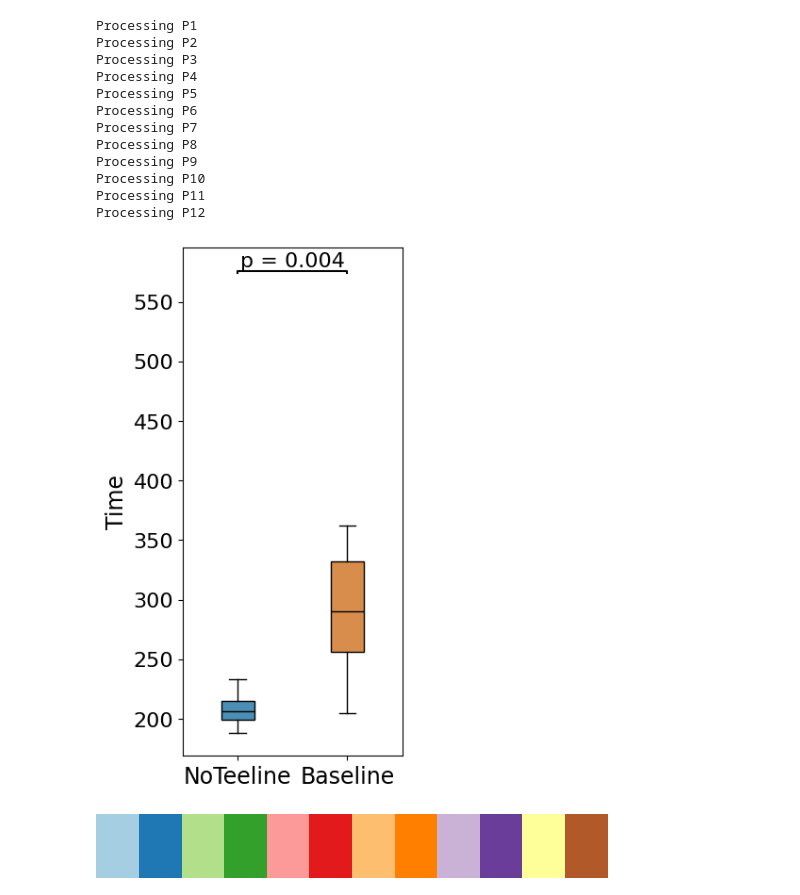
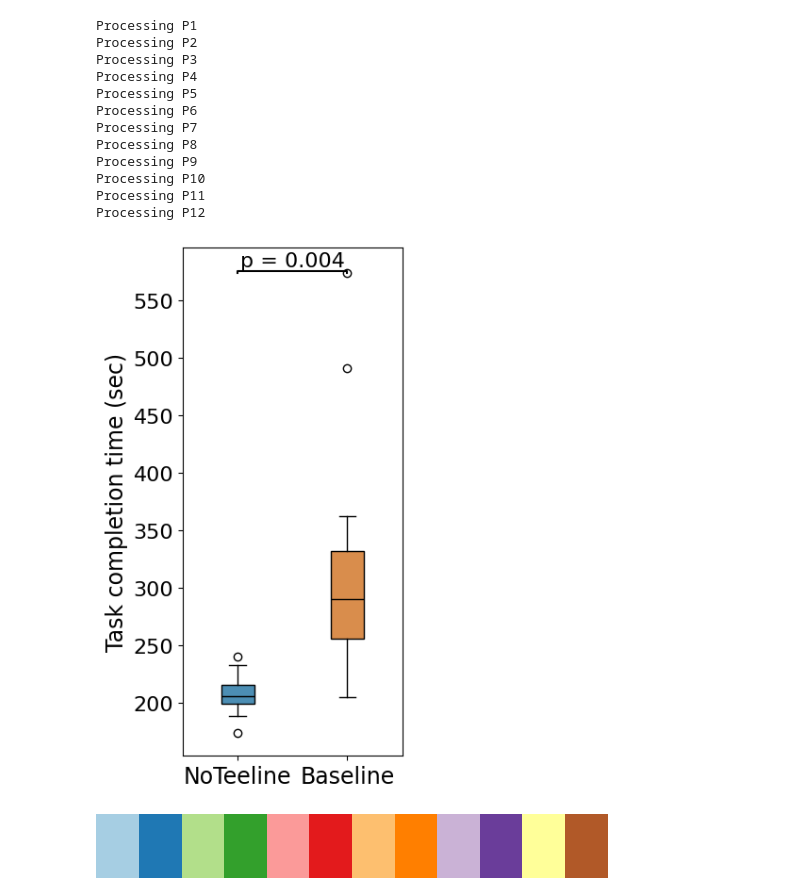
Before and after one commit to Abdus-Samee/NoTeeline, a Jupyter notebook: DataAnalysis/likart_chart.ipynb, the cells around one changed output. Saved outputs shown, nothing was run; the diff lists cells and outputs as text; code cells hidden in the pictures.

Commit message:
Update: Figure fixes

```diff
--- a/DataAnalysis/likart_chart.ipynb
+++ b/DataAnalysis/likart_chart.ipynb
@@ -434,36 +434,36 @@ plt.rc('axes', labelsize=MEDIUM_SIZE)    # fontsize of the x and y labels
 plt.rc('xtick', labelsize=MEDIUM_SIZE)    # fontsize of the tick labels
 plt.rc('ytick', labelsize=SMALL_SIZE)    # fontsize of the tick labels
 plt.rc('legend', fontsize=SMALL_SIZE)    # legend fontsize
 plt.rc('figure', titlesize=BIGGER_SIZE)  # fontsize of the figure title
 
 fig, ax = plt.subplots(figsize=(3,7))
-bp = ax.boxplot(data, patch_artist=True, notch=False, positions=[1, 2], widths=0.3, showfliers=False)
+bp = ax.boxplot(data, patch_artist=True, notch=False, positions=[1, 2], widths=0.3)
 
 # Setting colors for the box plot
 colors = [(76/255, 142/255, 180/255), (217/255, 141/255, 76/255)]
 for patch, color in zip(bp['boxes'], colors):
     patch.set_facecolor(color)
 
 # Optionally, customize the colors of other components as well
 for element in ['whiskers', 'caps', 'medians', 'fliers']:
     plt.setp(bp[element], color='black')
 
 colors = [(76/255, 142/255, 180/255), (217/255, 141/255, 76/255)]
 for patch, color in zip(bp['boxes'], colors):
     patch.set_facecolor(color)
 
 # Adding the p-value and range line
 x1, x2 = 1, 2   # These are in 'figure coordinates'.
 y, h, col = np.max(np.concatenate(data)) + .1, 2, 'k'
 plt.plot([x1, x1, x2, x2], [y, y+h, y+h, y], lw=1.5, c=col)
 plt.text((x1+x2)*.5, y+h, "p = 0.004", ha='center', va='bottom', color=col, fontsize=SMALL_SIZE)
 
 ax.set_xticklabels(['NoTeeline', 'Baseline'])
-ax.set_ylabel('Time')
+ax.set_ylabel('Task completion time (sec)')
 plt.savefig('time.pdf', bbox_inches="tight")
 plt.show()
 # %% [output]
-[figure, old version]
+[figure, new version]
 # %%
 chosen_cmap
 # %% [output]
```
Also changed, not shown: parts of 3 cells of this notebook.
